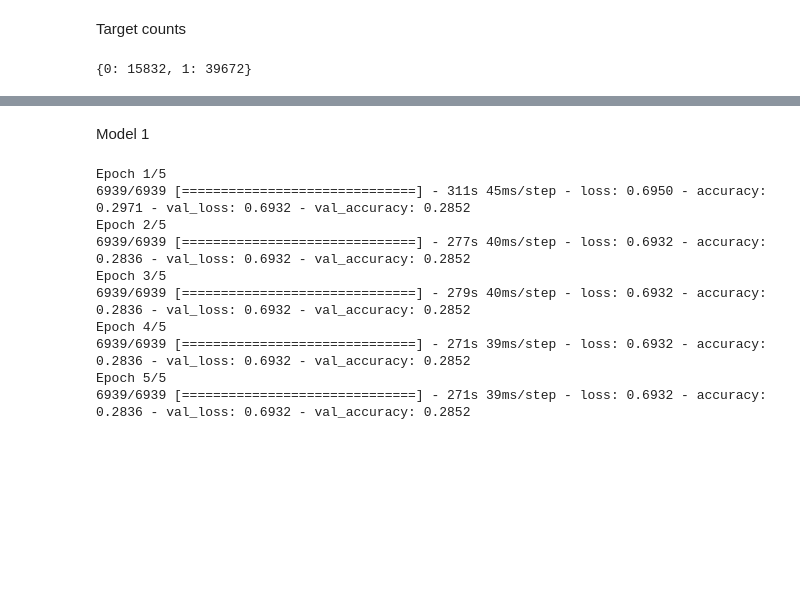
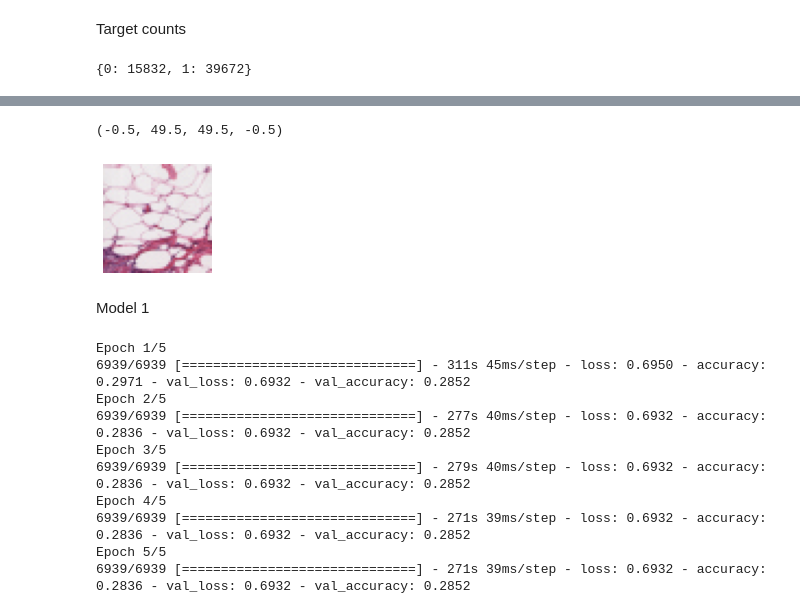
Before and after one commit to Shredder42/breast_cancer_histopathology, a Jupyter notebook: import_and_model.ipynb, the cells around one changed output, grey strips where cells are left out. Drawn from its saved outputs; the diff is of its cells as text; code cells hidden in the pictures; blank space fills up the shorter version.

```diff
--- a/import_and_model.ipynb
+++ b/import_and_model.ipynb
@@ -298,3 +353,10 @@ Precision score: 0.8973917322834646
+# %%
+plt.figure(figsize=(2,2))
+plt.imshow(image[0][3].numpy().astype("uint8"))
+plt.axis("off")
+# %% [output]
+(-0.5, 49.5, 49.5, -0.5)
+[figure, added]
 # %% [markdown]
 Model 1
 # %%
```
Also changed, not shown: parts of 17 cells of this notebook.
